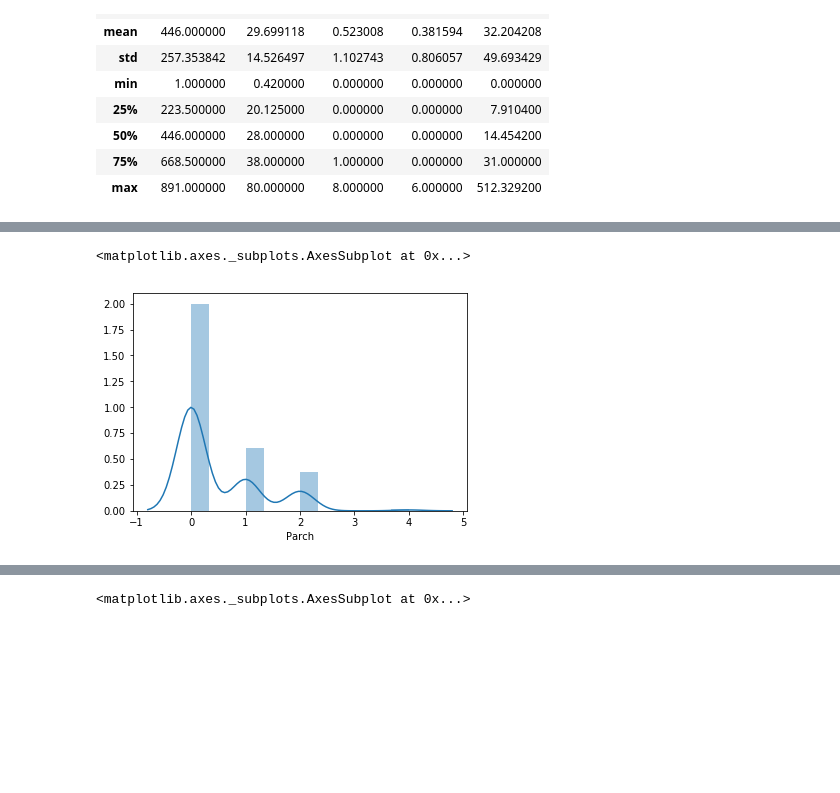
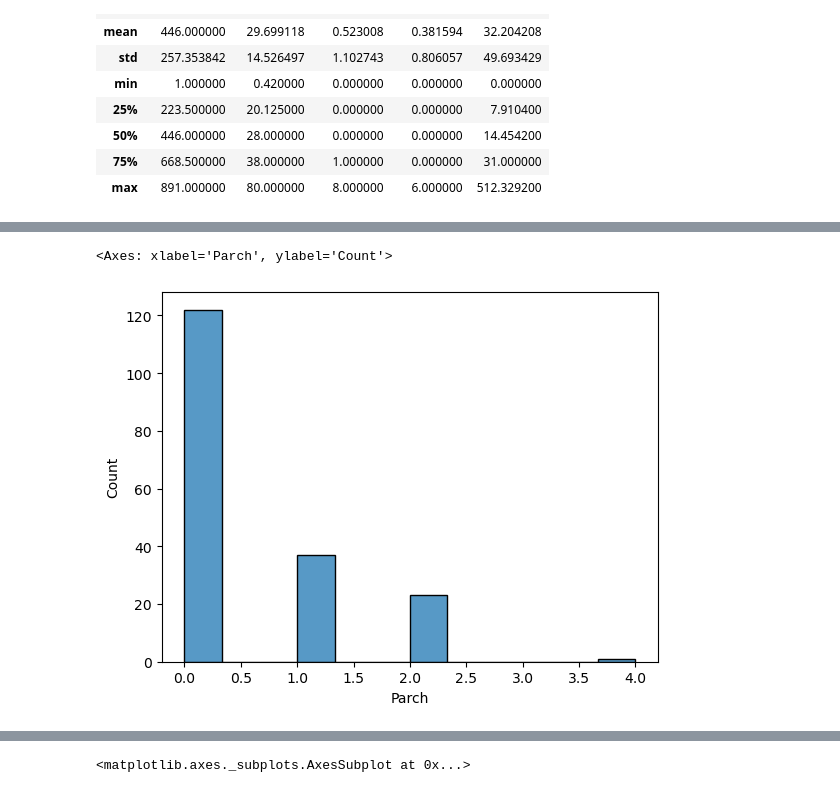
Before and after one commit to vkrit/fundamental-data-science-python, a Jupyter notebook: Workshop#1.ipynb, the cells around one changed output, grey strips where cells are left out. Drawn from its saved outputs; the diff is of its cells as text; code cells hidden in the pictures; blank space fills up the shorter version.

```diff
--- a/Workshop#1.ipynb
+++ b/Workshop#1.ipynb
@@ -98,6 +98,6 @@ sns.distplot(df2['Age'])
 # %%
-sns.distplot(df2['Parch'])
+sns.histplot(df2['Parch'])
 # %% [output]
-<matplotlib.axes._subplots.AxesSubplot at 0x...>
+<Axes: xlabel='Parch', ylabel='Count'>
-[figure, old version]
+[figure, new version]
 # %%
```
Also changed, not shown: parts of 6 cells of this notebook, 2 other files.
